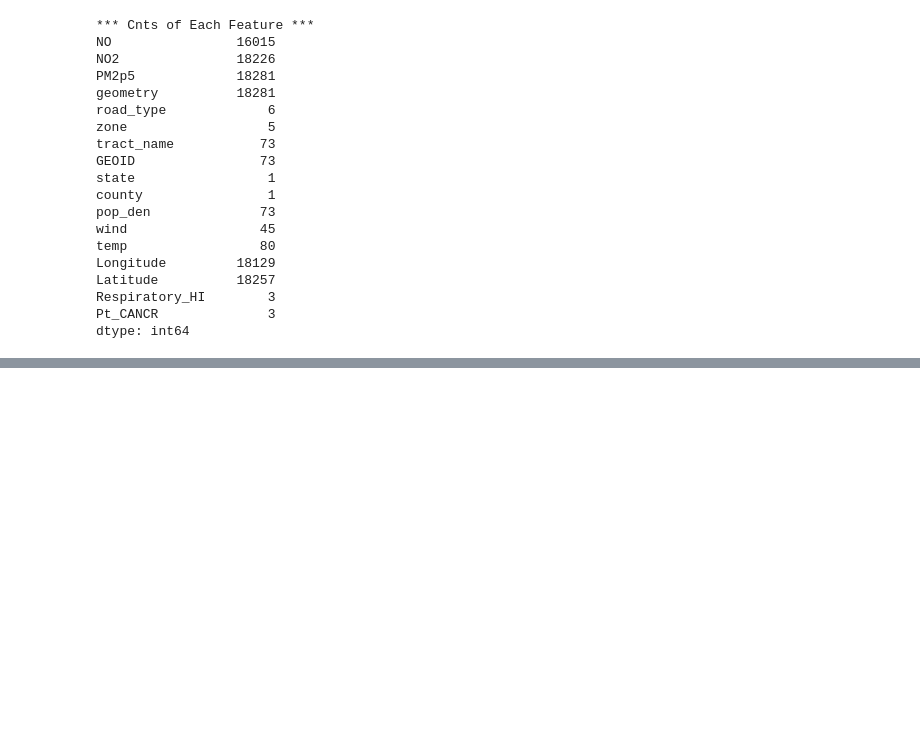
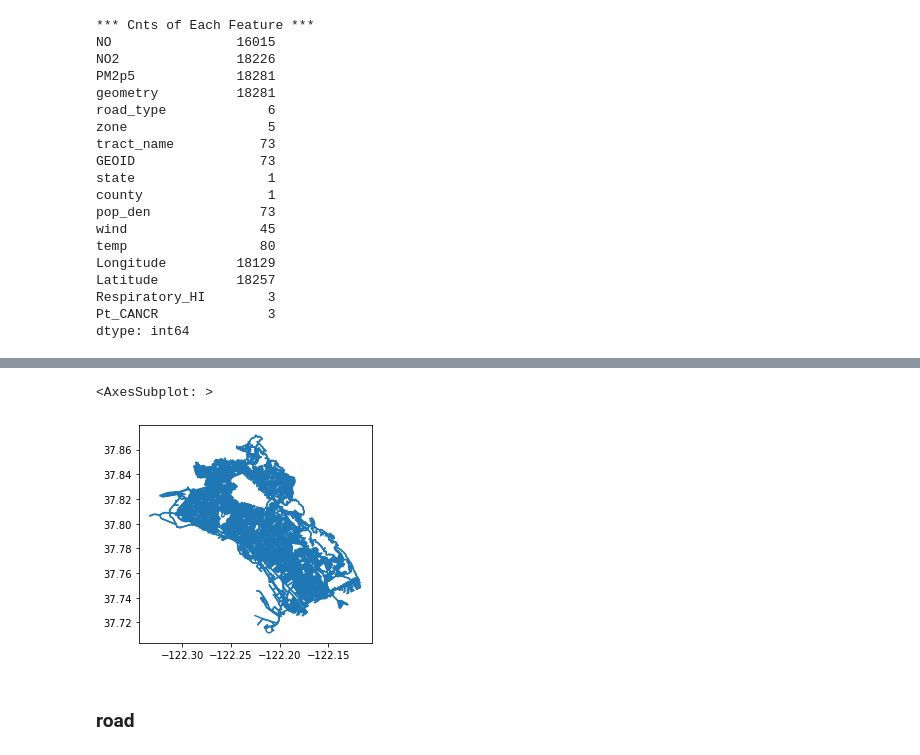
Before and after one commit to universesu/Healthy-Home-Prediction-Map-Visualization, a Jupyter notebook: Healthy Home Prediction & Map Visualization .ipynb, the cells around one changed output, grey strips where cells are left out. Saved outputs shown, nothing was run; the diff lists cells and outputs as text; code cells hidden in the pictures; blank space fills up the shorter version.

```diff
--- a/Healthy Home Prediction & Map Visualization .ipynb
+++ b/Healthy Home Prediction & Map Visualization .ipynb
@@ -221,0 +496,4 @@ df_1.head()
+# %%
+# (1) grab street data (roads and intersections) for entire city
+oak_streets = ox.graph_from_place('Oakland, California', network_type = 'drive')
+nodes, edges = ox.graph_to_gdfs(oak_streets)
@@ -221,0 +517,7 @@ df_1.head()
+# %%
+edges.plot()
+# %% [output]
+<AxesSubplot: >
+[figure, added]
+# %% [markdown]
+### road
```
Also changed, not shown: parts of 38 cells of this notebook, 1 other file.
